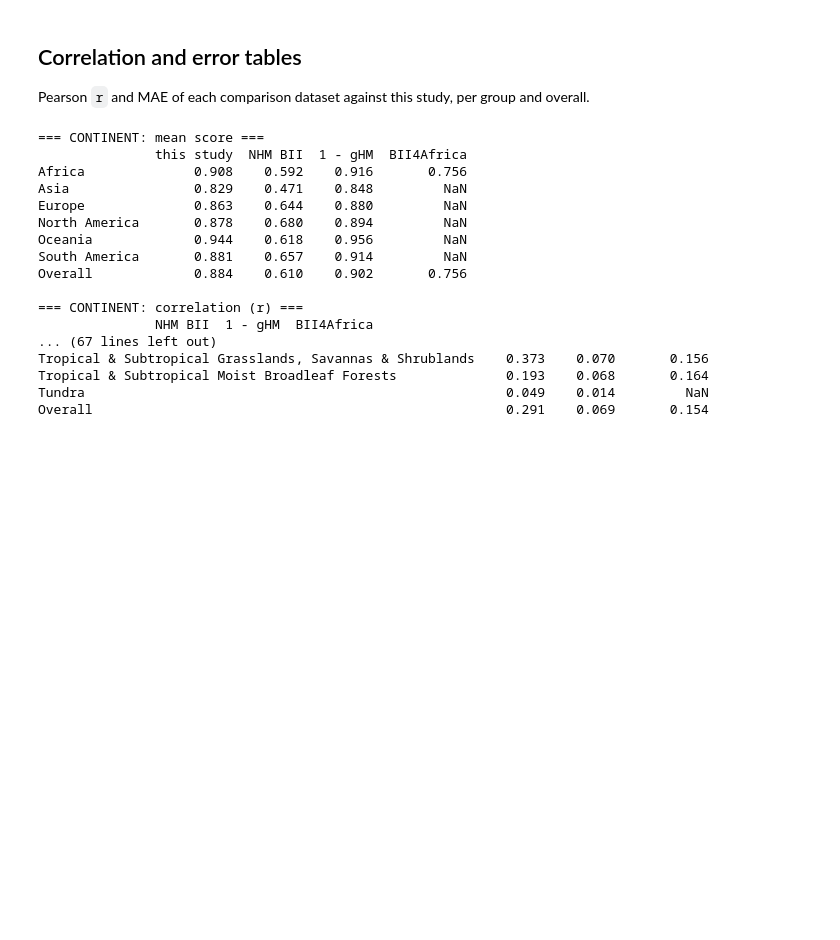
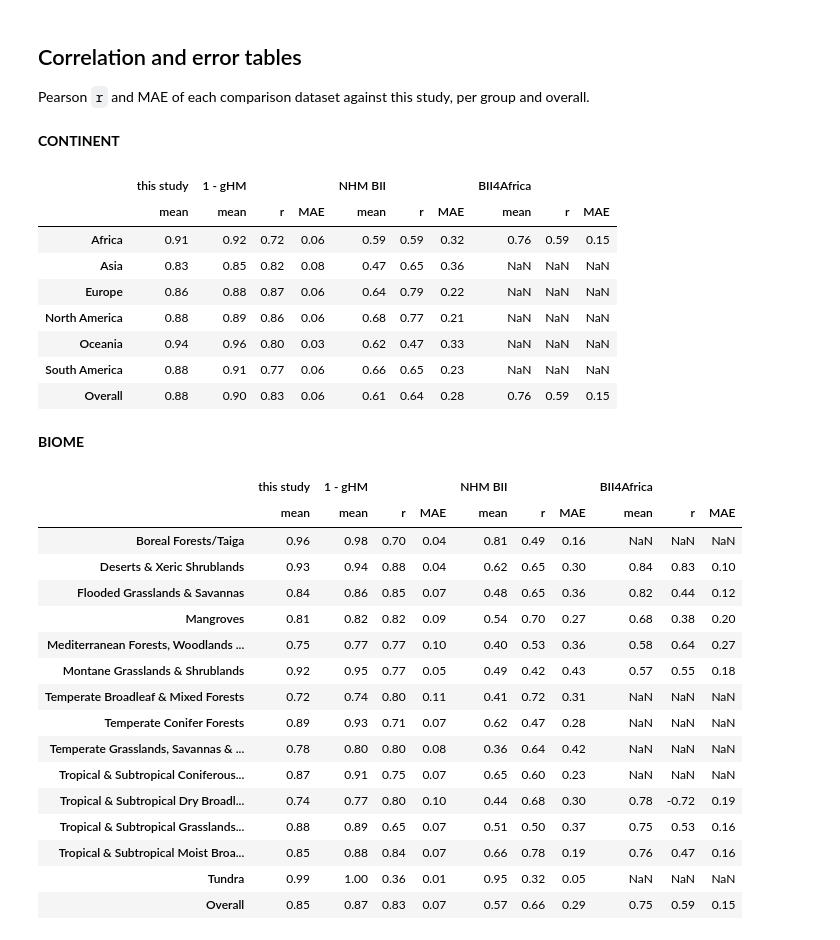
Before and after one commit to Vizzuality/biodiversity-intactness-100m-update, a Jupyter notebook: notebooks/4. compare-datasets.ipynb, the cells around one changed output. Saved outputs shown, nothing was run; the diff lists cells and outputs as text; code cells hidden in the pictures; blank space fills up the shorter version.

```diff
--- a/notebooks/4. compare-datasets.ipynb
+++ b/notebooks/4. compare-datasets.ipynb
@@ -102,26 +160,37 @@ fig.tight_layout();
 
 Pearson `r` and MAE of each comparison dataset against this study, per group and overall.
 # %%
+from IPython.display import display, Markdown
+
 for name, df, col in [("CONTINENT", continent, "continent"), ("BIOME", biome, "biome")]:
-    R, E, M = stat_tables(df, col)
-    print(f"\n=== {name}: mean score ===\n{M.to_string()}")
-    print(f"\n=== {name}: correlation (r) ===\n{R.to_string()}")
-    print(f"\n=== {name}: mean absolute error (MAE) ===\n{E.to_string()}")
+    display(Markdown(f"**{name}**"))
+    display(stat_table(df, col))
 # %% [output]
-=== CONTINENT: mean score ===
-               this study  NHM BII  1 - gHM  BII4Africa
-Africa              0.908    0.592    0.916       0.756
-Asia                0.829    0.471    0.848         NaN
-Europe              0.863    0.644    0.880         NaN
-North America       0.878    0.680    0.894         NaN
-Oceania             0.944    0.618    0.956         NaN
-South America       0.881    0.657    0.914         NaN
-Overall             0.884    0.610    0.902       0.756
-
-=== CONTINENT: correlation (r) ===
-               NHM BII  1 - gHM  BII4Africa
-... (67 lines left out)
-Tropical & Subtropical Grasslands, Savannas & Shrublands    0.373    0.070       0.156
-Tropical & Subtropical Moist Broadleaf Forests              0.193    0.068       0.164
-Tundra                                                      0.049    0.014         NaN
-Overall                                                     0.291    0.069       0.154
+**CONTINENT**
+|  | this study | 1 - gHM |  |  | NHM BII |  |  | BII4Africa |  |  |
+|  | mean | mean | r | MAE | mean | r | MAE | mean | r | MAE |
+| Africa | 0.91 | 0.92 | 0.72 | 0.06 | 0.59 | 0.59 | 0.32 | 0.76 | 0.59 | 0.15 |
+| Asia | 0.83 | 0.85 | 0.82 | 0.08 | 0.47 | 0.65 | 0.36 | NaN | NaN | NaN |
+| Europe | 0.86 | 0.88 | 0.87 | 0.06 | 0.64 | 0.79 | 0.22 | NaN | NaN | NaN |
+| North America | 0.88 | 0.89 | 0.86 | 0.06 | 0.68 | 0.77 | 0.21 | NaN | NaN | NaN |
+| Oceania | 0.94 | 0.96 | 0.80 | 0.03 | 0.62 | 0.47 | 0.33 | NaN | NaN | NaN |
+| South America | 0.88 | 0.91 | 0.77 | 0.06 | 0.66 | 0.65 | 0.23 | NaN | NaN | NaN |
+| Overall | 0.88 | 0.90 | 0.83 | 0.06 | 0.61 | 0.64 | 0.28 | 0.76 | 0.59 | 0.15 |
+**BIOME**
+|  | this study | 1 - gHM |  |  | NHM BII |  |  | BII4Africa |  |  |
+|  | mean | mean | r | MAE | mean | r | MAE | mean | r | MAE |
+| Boreal Forests/Taiga | 0.96 | 0.98 | 0.70 | 0.04 | 0.81 | 0.49 | 0.16 | NaN | NaN | NaN |
+| Deserts & Xeric Shrublands | 0.93 | 0.94 | 0.88 | 0.04 | 0.62 | 0.65 | 0.30 | 0.84 | 0.83 | 0.10 |
+| Flooded Grasslands & Savannas | 0.84 | 0.86 | 0.85 | 0.07 | 0.48 | 0.65 | 0.36 | 0.82 | 0.44 | 0.12 |
+| Mangroves | 0.81 | 0.82 | 0.82 | 0.09 | 0.54 | 0.70 | 0.27 | 0.68 | 0.38 | 0.20 |
+| Mediterranean Forests, Woodlands ... | 0.75 | 0.77 | 0.77 | 0.10 | 0.40 | 0.53 | 0.36 | 0.58 | 0.64 | 0.27 |
+| Montane Grasslands & Shrublands | 0.92 | 0.95 | 0.77 | 0.05 | 0.49 | 0.42 | 0.43 | 0.57 | 0.55 | 0.18 |
+| Temperate Broadleaf & Mixed Forests | 0.72 | 0.74 | 0.80 | 0.11 | 0.41 | 0.72 | 0.31 | NaN | NaN | NaN |
+| Temperate Conifer Forests | 0.89 | 0.93 | 0.71 | 0.07 | 0.62 | 0.47 | 0.28 | NaN | NaN | NaN |
+| Temperate Grasslands, Savannas & ... | 0.78 | 0.80 | 0.80 | 0.08 | 0.36 | 0.64 | 0.42 | NaN | NaN | NaN |
+| Tropical & Subtropical Coniferous... | 0.87 | 0.91 | 0.75 | 0.07 | 0.65 | 0.60 | 0.23 | NaN | NaN | NaN |
+| Tropical & Subtropical Dry Broadl... | 0.74 | 0.77 | 0.80 | 0.10 | 0.44 | 0.68 | 0.30 | 0.78 | -0.72 | 0.19 |
+| Tropical & Subtropical Grasslands... | 0.88 | 0.89 | 0.65 | 0.07 | 0.51 | 0.50 | 0.37 | 0.75 | 0.53 | 0.16 |
+| Tropical & Subtropical Moist Broa... | 0.85 | 0.88 | 0.84 | 0.07 | 0.66 | 0.78 | 0.19 | 0.76 | 0.47 | 0.16 |
+| Tundra | 0.99 | 1.00 | 0.36 | 0.01 | 0.95 | 0.32 | 0.05 | NaN | NaN | NaN |
+| Overall | 0.85 | 0.87 | 0.83 | 0.07 | 0.57 | 0.66 | 0.29 | 0.75 | 0.59 | 0.15 |
```
Also changed, not shown: parts of 9 cells of this notebook, 2 other files.
